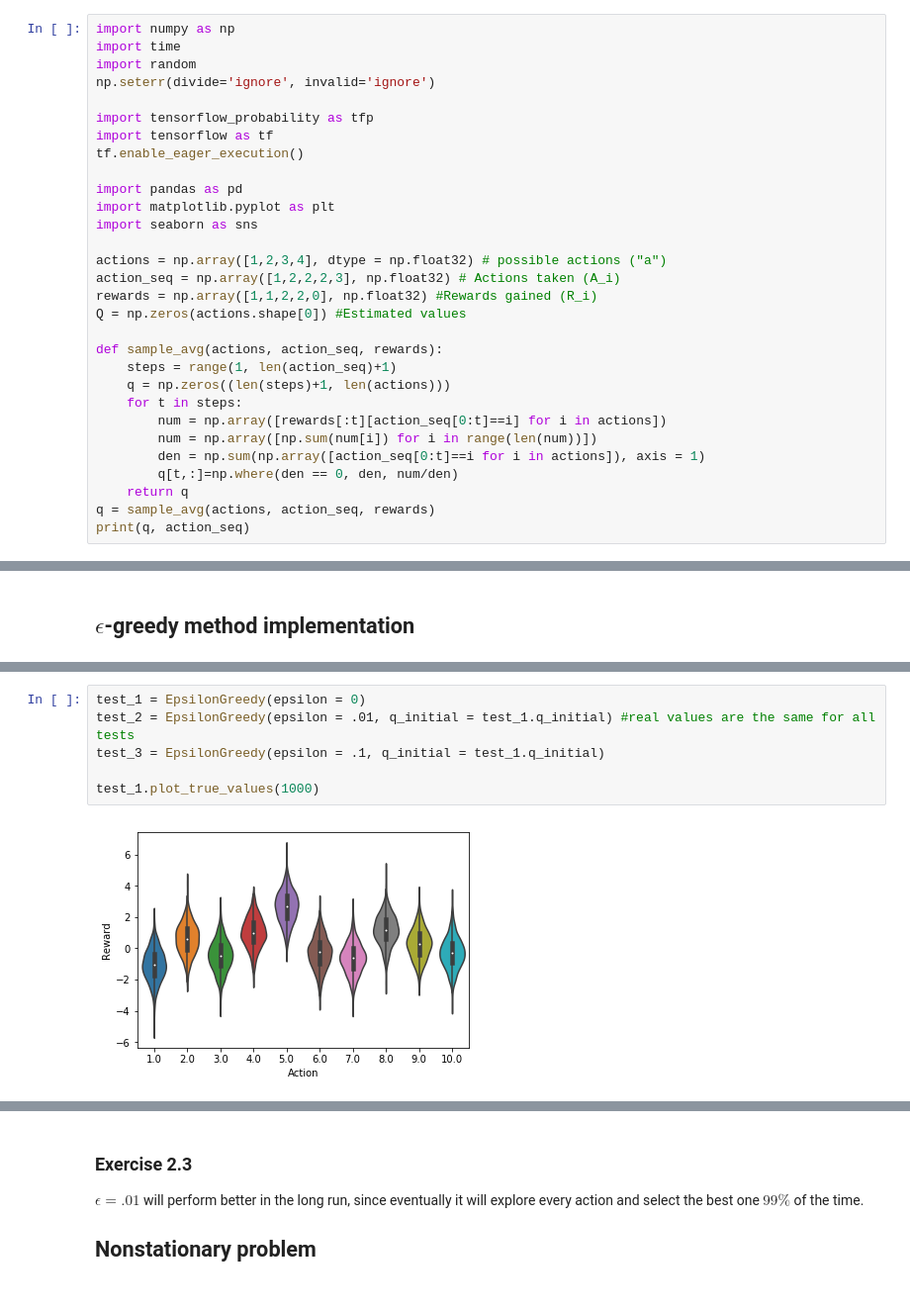
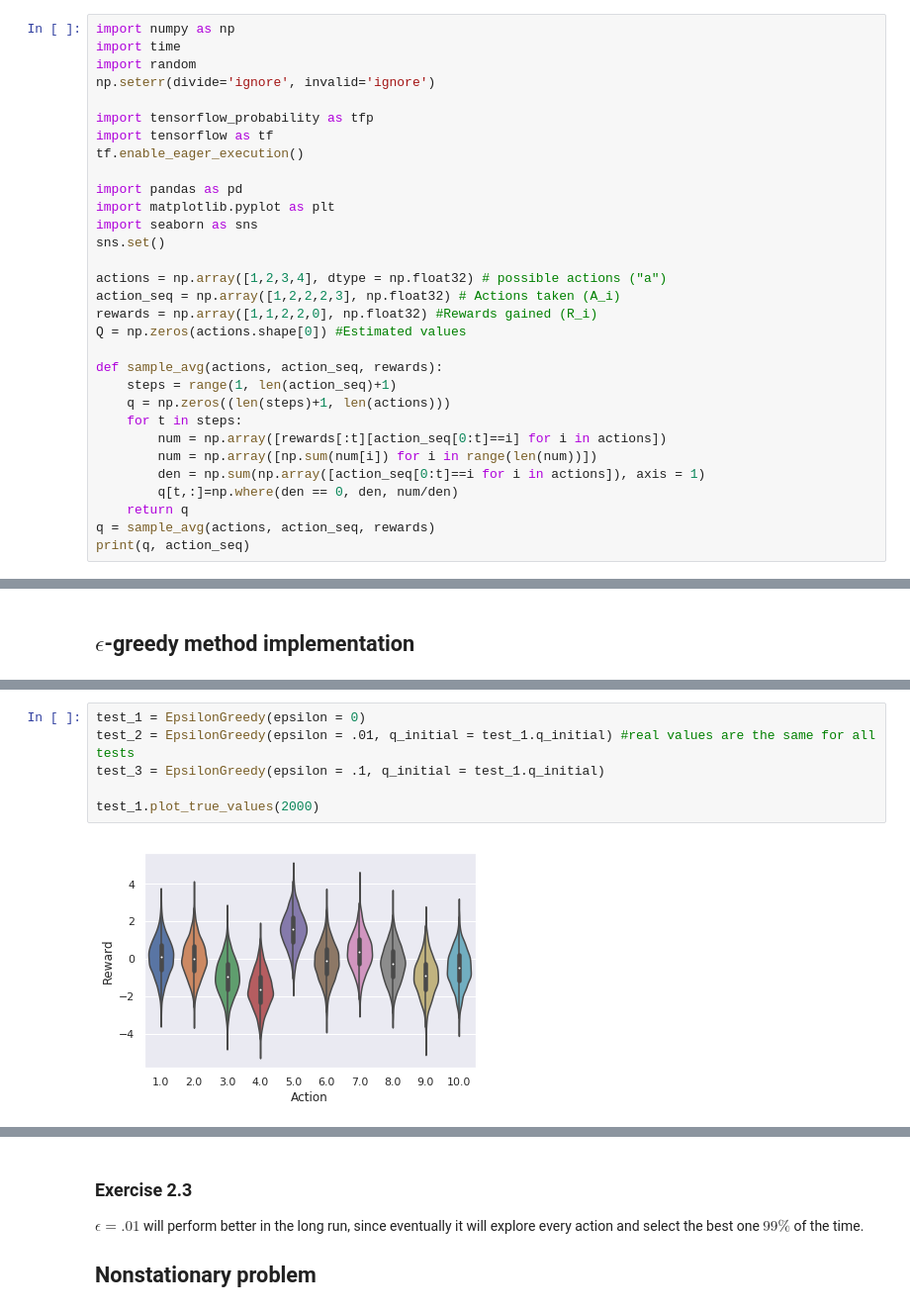
Before and after one commit to igonzalezperez/Reinforcement-Learning, a Jupyter notebook: k_armed_bandits.ipynb, the cells around one changed output, grey strips where cells are left out. Shown at 99% size. Cells and saved outputs as stored; diff of their text form.

```diff
--- a/k_armed_bandits.ipynb
+++ b/k_armed_bandits.ipynb
@@ -58,6 +58,7 @@ tf.enable_eager_execution()
 import pandas as pd
 import matplotlib.pyplot as plt
 import seaborn as sns
+sns.set()
 
 actions = np.array([1,2,3,4], dtype = np.float32) # possible actions ("a")
 action_seq = np.array([1,2,2,2,3], np.float32) # Actions taken (A_i)
@@ -175,8 +198,8 @@ class EpsilonGreedy():
 # %%
 test_1 = EpsilonGreedy(epsilon = 0)
 test_2 = EpsilonGreedy(epsilon = .01, q_initial = test_1.q_initial) #real values are the same for all tests
 test_3 = EpsilonGreedy(epsilon = .1, q_initial = test_1.q_initial)
 
-test_1.plot_true_values(1000)
+test_1.plot_true_values(2000)
 # %% [output]
-[figure, old version]
+[figure, new version]
```
Also changed, not shown: parts of 18 cells of this notebook.
